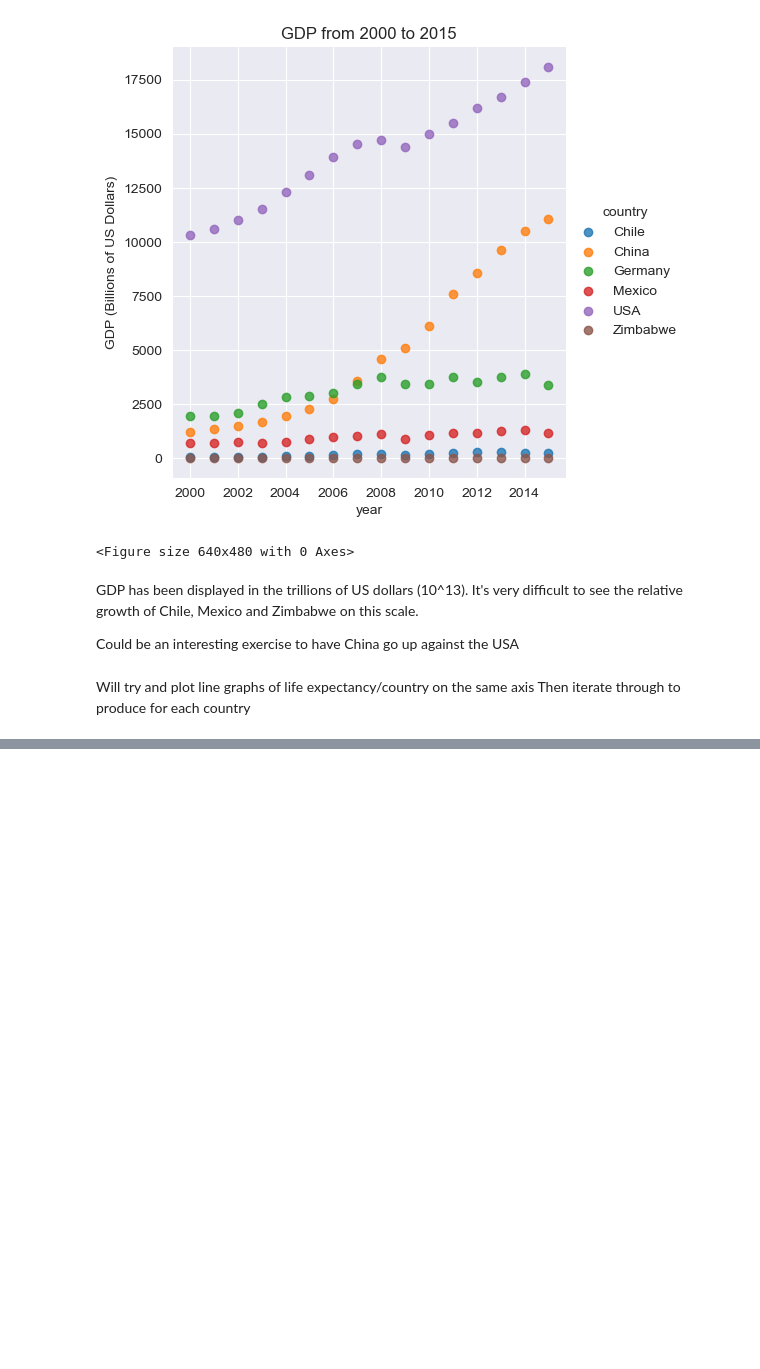
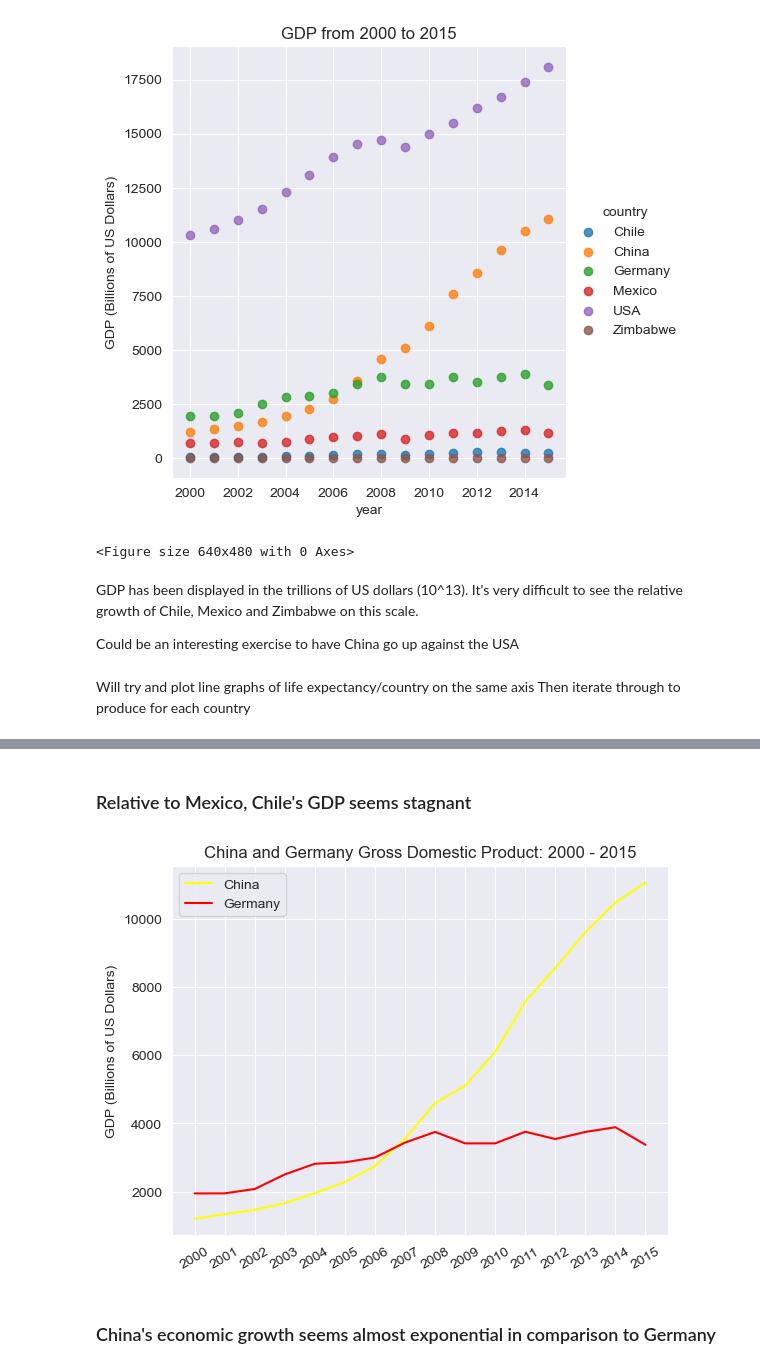
Before and after one commit to pineapple-bois/Life-Expectancy-and-GDP, a Jupyter notebook: life_expectancy_gdp.ipynb, the cells around one changed output, grey strips where cells are left out. Saved outputs shown, nothing was run; the diff lists cells and outputs as text; code cells hidden in the pictures; blank space fills up the shorter version.

```diff
--- a/life_expectancy_gdp.ipynb
+++ b/life_expectancy_gdp.ipynb
@@ -207,0 +182,14 @@ max    2015.000000        60.700000         16.304668
+# %% [markdown]
+### Relative to Mexico, Chile's GDP seems stagnant ###
+# %%
+plt.plot(year_list, who_data.gdp_billions_usd[who_data.country == 'China'], color='yellow', label='China')
+plt.plot(year_list, who_data.gdp_billions_usd[who_data.country == 'Germany'], color='red', label='Germany')
+plt.title("China and Germany Gross Domestic Product: 2000 - 2015")
+plt.xticks(year_list, rotation=30)
+plt.ylabel("GDP (Billions of US Dollars)")
+plt.legend()
+plt.show()
+# %% [output]
+[figure, added]
+# %% [markdown]
+### China's economic growth seems almost exponential in comparison to Germany ###
```
Also changed, not shown: parts of 10 cells of this notebook.
